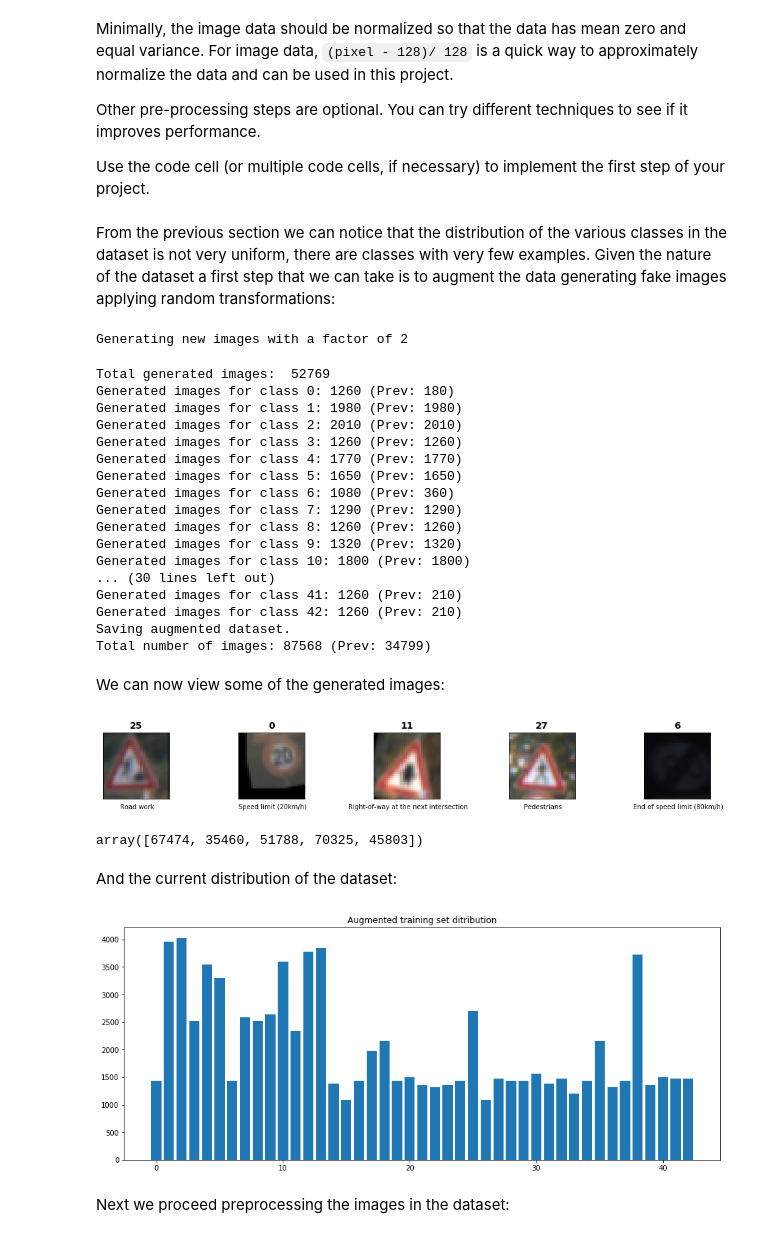
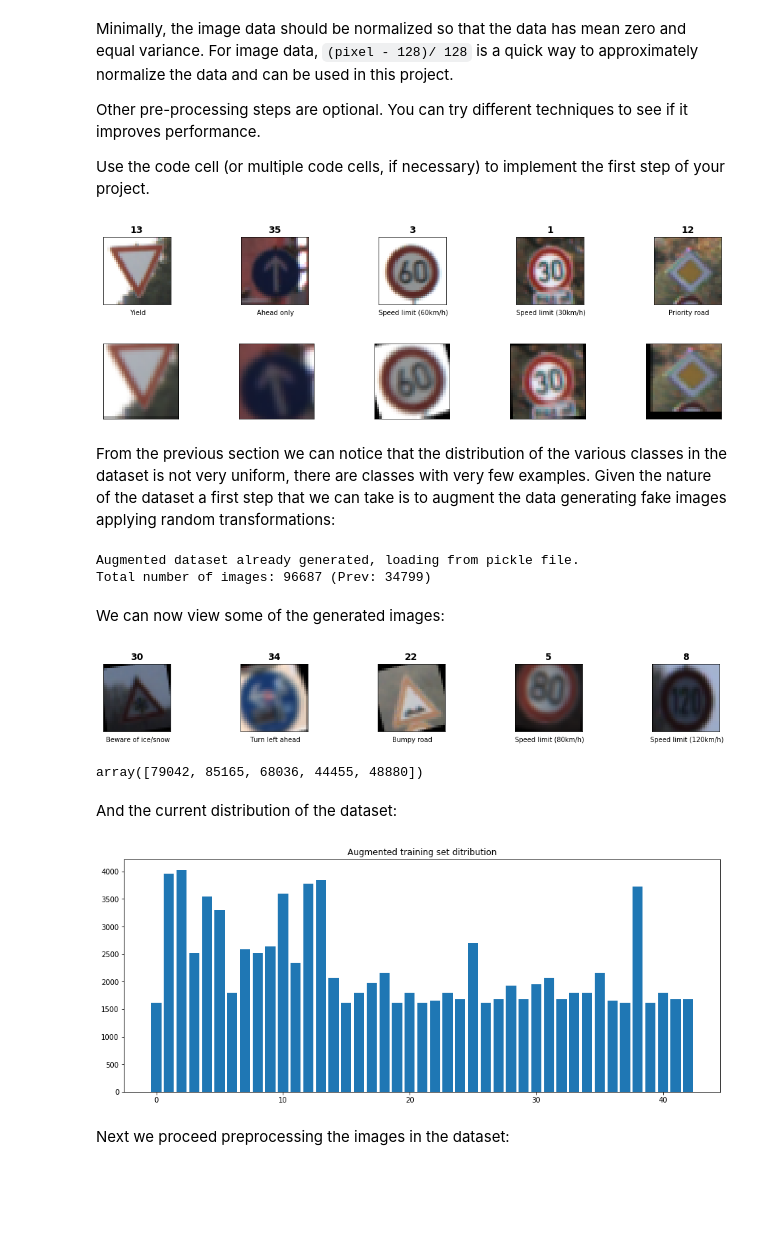
Before and after one commit to marcomarasca/SDCND-Traffic-Sign-Classifier, a Jupyter notebook: Traffic_Sign_Classifier.ipynb, the cells around one changed output. Saved outputs shown, nothing was run; the diff lists cells and outputs as text; code cells hidden in the pictures; blank space fills up the shorter version.

```diff
--- a/Traffic_Sign_Classifier.ipynb
+++ b/Traffic_Sign_Classifier.ipynb
@@ -143,18 +143,23 @@ def read_labels_map(filepath = 'signnames.csv'):
 
 labels_map = read_labels_map()
 
-def plot_images(x, y, indeces, cols = 5):
-    rows = len(indeces) // cols
+def plot_images(x, y = None, indices = None, cols = 5):
+
+    if indices is None:
+        indices = range(len(x))
+
+    rows = len(indices) // cols
 
     plt.figure(figsize = (15, 2))
 
-    for i, index in enumerate(indeces):
+    for i, index in enumerate(indices):
         plt.subplot(rows, cols, i + 1)
-        plt.title(y[index], fontsize=14, fontweight='bold')
-        plt.text(16, 34, labels_map[y[index]][1],
-            verticalalignment='top',
-            horizontalalignment='center',
-            color='black', fontsize=10)
+        if y is not None:
+            plt.title(y[index], fontsize=14, fontweight='bold')
+            plt.text(16, 34, labels_map[y[index]][1],
+                verticalalignment='top',
+                horizontalalignment='center',
+                color='black', fontsize=10)
         plt.xticks([])
         plt.yticks([])
         plt.imshow(x[index])
@@ -287,6 +292,18 @@ def random_transform(img):
     if select[2] == 1:
         img = zoom_image(img)
     return img
+# %%
+indices = plot_random_samples(X_train, y_train)
+
+transformed_images = []
+
+for i in indices:
+    transformed_images.append(random_transform(X_train[i]))
+
+plot_images(transformed_images)
+# %% [output]
+[figure, added]
+[figure, added]
 # %% [markdown]
 From the previous section we can notice that the distribution of the various classes in the dataset is not very uniform, there are classes with very few examples. Given the nature of the dataset a first step that we can take is to augment the data generating fake images applying random transformations:
 # %%
@@ -306,11 +323,11 @@ def augment_dataset(X, y, factor = 2):
     for cls in tqdm(classes):
         class_images = np.where(y == cls)
         curr_count = count[cls]
-        class_factor = factor
+        class_factor = factor - 1
         if curr_count < mean:
             class_factor = (mean / curr_count * factor).astype('uint32')
         for index in class_images[0]:
-            for i in range(class_factor - 1):
+            for i in range(class_factor):
                 additional_x.append(random_transform(X[index]))
                 additional_y.append(cls)
 
@@ -329,7 +346,7 @@ def augment_dataset(X, y, factor = 2):
 
     return X, y
 
-def load_or_augment(X, y, data_dir = DATA_DIR, ForceGenerate = True):
+def load_or_augment(X, y, data_dir = DATA_DIR, ForceGenerate = False):
 
     filename = os.path.join(data_dir, 'train_augmented.p')
 
@@ -343,7 +360,7 @@ def load_or_augment(X, y, data_dir = DATA_DIR, ForceGenerate = True):
     else:
         X, y = augment_dataset(X, y)
 
-        print("Saving augmented dataset.")
+        print("Saving augmented dataset to", filename)
 
         dataset = {
             'features': X,
@@ -355,43 +372,25 @@ def load_or_augment(X, y, data_dir = DATA_DIR, ForceGenerate = True):
 
     return X, y
 
-X_train_new, y_train_new = load_or_augment(X_train, y_train)
+X_train_augmented, y_train_augmented = load_or_augment(X_train, y_train)
 
-print("Total number of images: {} (Prev: {})".format(len(X_train_new), len(X_train)))
+print("Total number of images: {} (Prev: {})".format(len(X_train_augmented), len(X_train)))
 # %% [output]
-Generating new images with a factor of 2
+Augmented dataset already generated, loading from pickle file.
+Total number of images: 96687 (Prev: 34799)
-Total generated images:  52769
-Generated images for class 0: 1260 (Prev: 180)
-Generated images for class 1: 1980 (Prev: 1980)
-Generated images for class 2: 2010 (Prev: 2010)
-Generated images for class 3: 1260 (Prev: 1260)
-Generated images for class 4: 1770 (Prev: 1770)
-Generated images for class 5: 1650 (Prev: 1650)
-Generated images for class 6: 1080 (Prev: 360)
-Generated images for class 7: 1290 (Prev: 1290)
-Generated images for class 8: 1260 (Prev: 1260)
-Generated images for class 9: 1320 (Prev: 1320)
-Generated images for class 10: 1800 (Prev: 1800)
-... (30 lines left out)
-Generated images for class 41: 1260 (Prev: 210)
-Generated images for class 42: 1260 (Prev: 210)
-Saving augmented dataset.
-Total number of images: 87568 (Prev: 34799)
 # %% [markdown]
 We can now view some of the generated images:
 # %%
-plot_random_samples(X_train_new, y_train_new, from_index = len(X_train))
+plot_random_samples(X_train_augmented, y_train_augmented, from_index = len(X_train))
 # %% [output]
-[figure, old version]
+[figure, new version]
-array([67474, 35460, 51788, 70325, 45803])
+array([79042, 85165, 68036, 44455, 48880])
 # %% [markdown]
 And the current distribution of the dataset:
 # %%
-plot_distribution(y_train_new, 'Augmented training set ditribution')
-
-X_train, y_train = X_train_new, y_train_new
+plot_distribution(y_train_augmented, 'Augmented training set ditribution')
 # %% [output]
-[figure, old version]
+[figure, new version]
 # %% [markdown]
 Next we proceed preprocessing the images in the dataset:
 # %%
```
Also changed, not shown: parts of 31 cells of this notebook.
